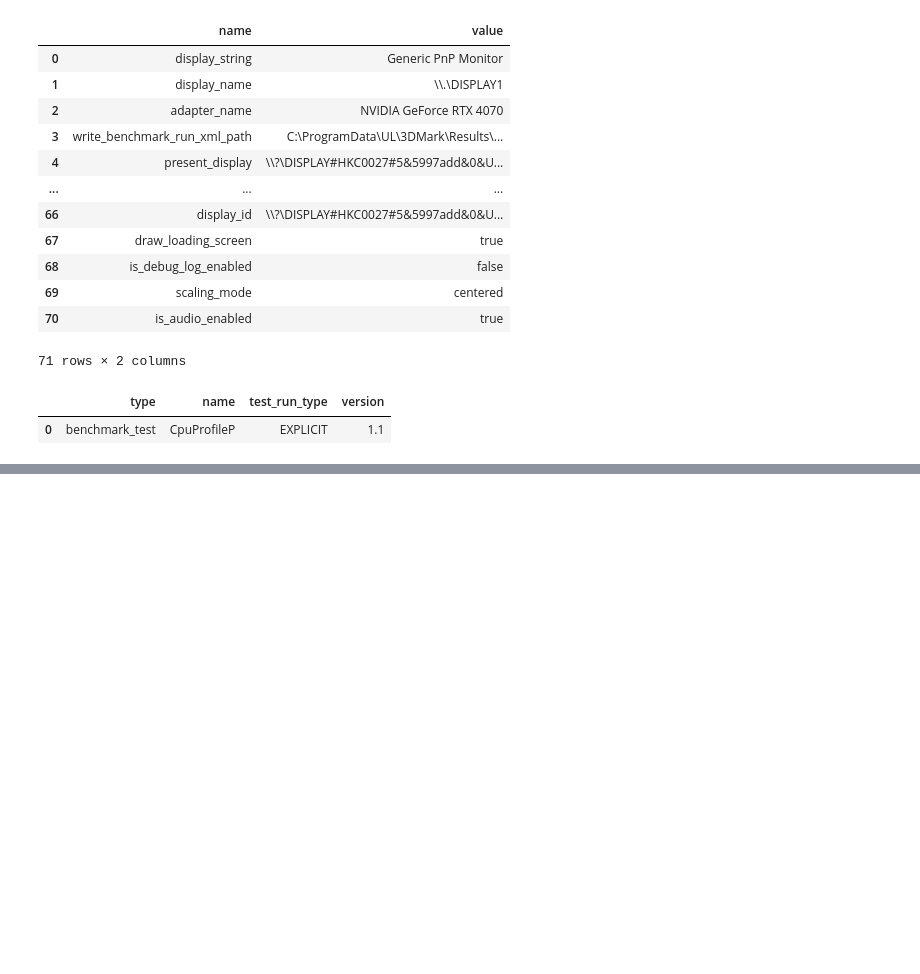
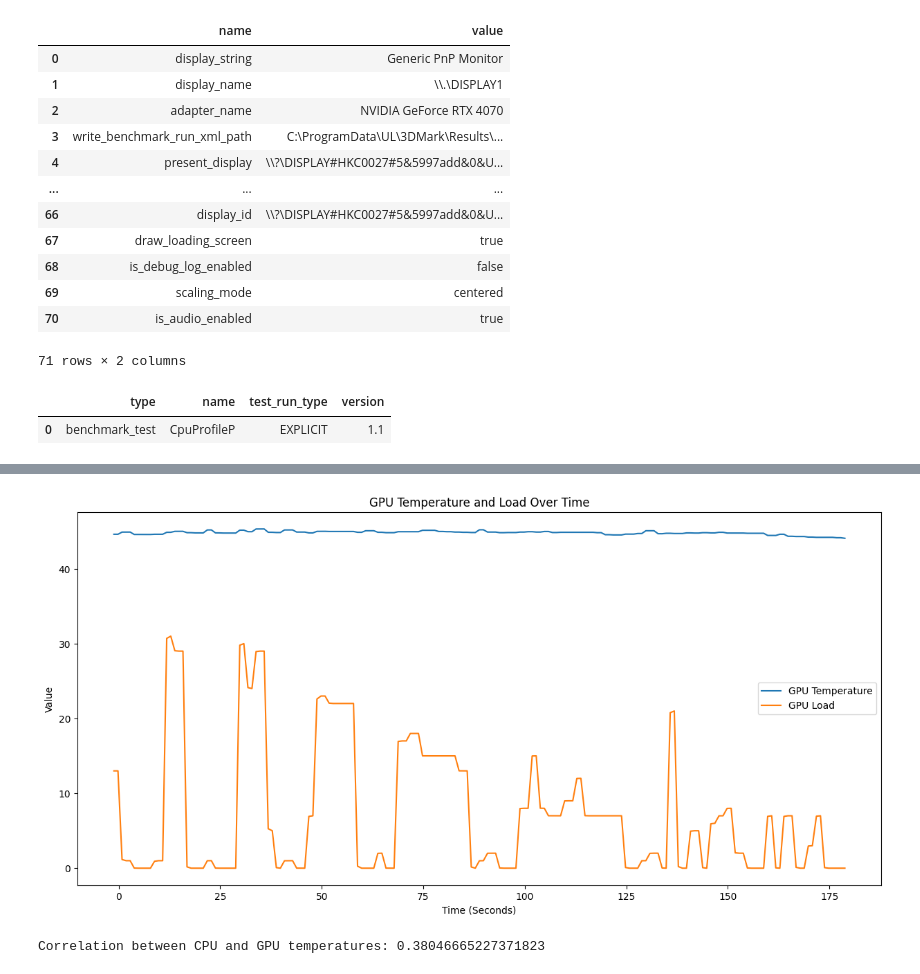
Before and after one commit to Gaboelc/3DMark-Analyzer, a Jupyter notebook: EDA.ipynb, the cells around one changed output, grey strips where cells are left out. Drawn from its saved outputs; the diff is of its cells as text; code cells hidden in the pictures; blank space fills up the shorter version.

```diff
--- a/EDA.ipynb
+++ b/EDA.ipynb
@@ -220,0 +257,19 @@ df_test_info
+# %%
+plt.figure(figsize=(15, 7))
+plt.plot(df_gpu['BM_RunTimeSecondsE'], df_gpu['GPUZ_GpuTemperature_0_3'], label='GPU Temperature')
+plt.plot(df_gpu['BM_RunTimeSecondsE'], df_gpu['GPUZ_GpuLoad_0_11'], label='GPU Load')
+plt.xlabel('Time (Seconds)')
+plt.ylabel('Value')
+plt.title('GPU Temperature and Load Over Time')
+plt.legend()
+plt.show()
+# %% [output]
+[figure, added]
+# %%
+cpu_avg_temp = df_cpu[temp_columns].mean(axis=1)
+gpu_temp = df_gpu['GPUZ_GpuTemperature_0_3']
+
+correlation = cpu_avg_temp.corr(gpu_temp)
+print(f"Correlation between CPU and GPU temperatures: {correlation}")
+# %% [output]
+Correlation between CPU and GPU temperatures: 0.38046665227371823
```
Also changed, not shown: parts of 8 cells of this notebook, 1 other file.
